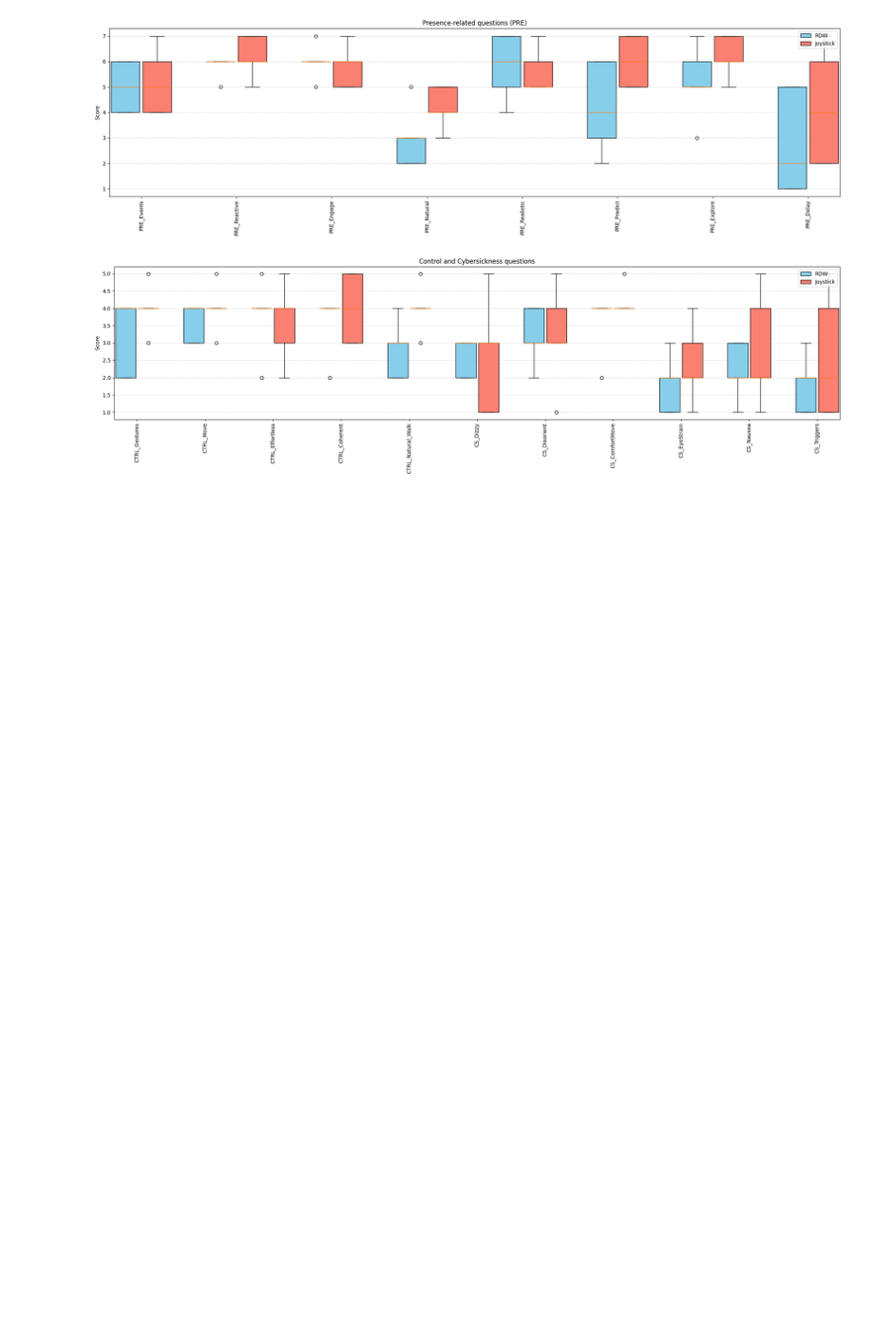
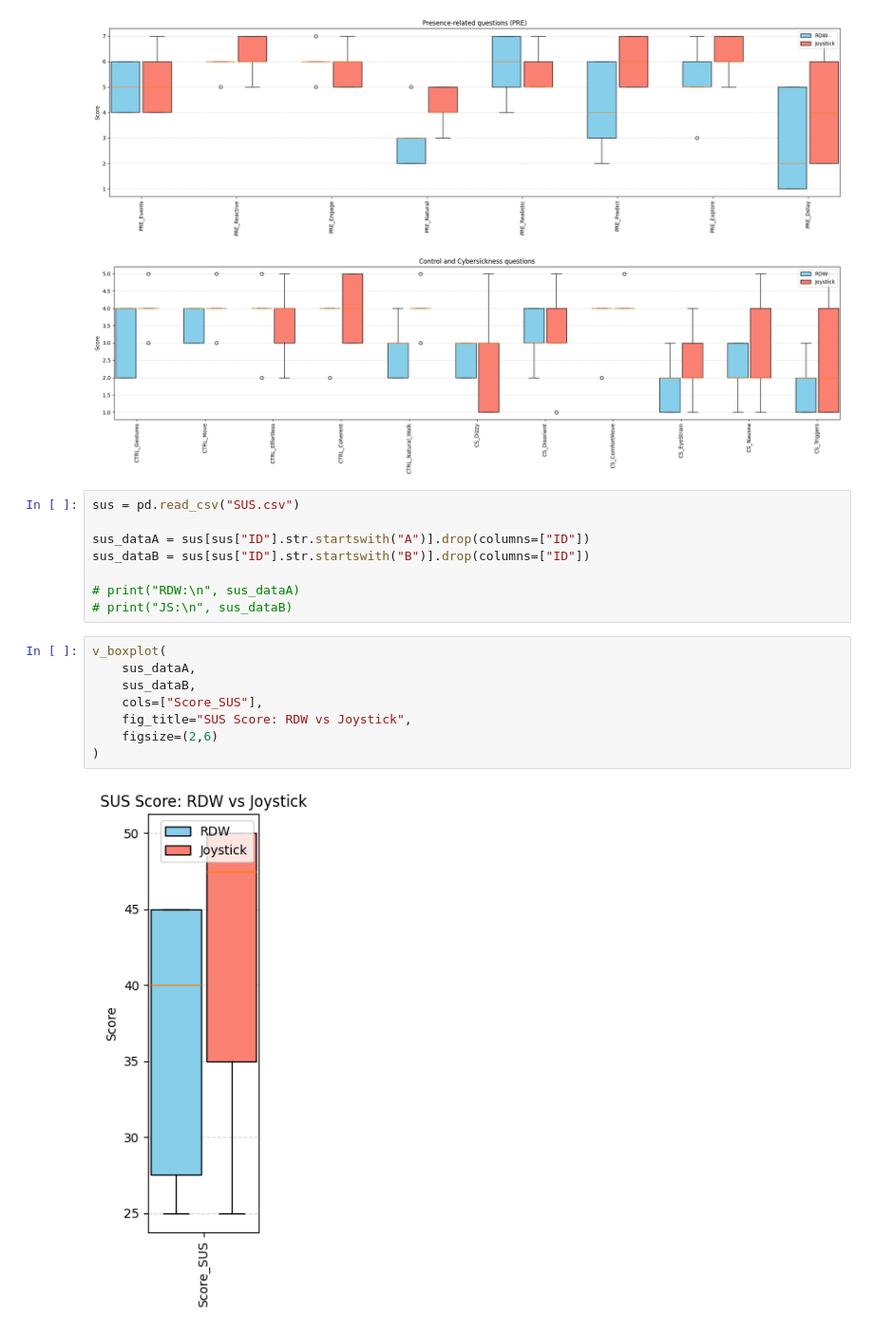
Before and after one commit to xuanuyenvu/mann-whitney-u-test-rdw, a Jupyter notebook: main.ipynb, the cells around one changed output. Shown at 95% size. Drawn from its saved outputs; the diff is of its cells as text; blank space fills up the shorter version.

Commit message:
boxplot sus

```diff
--- a/main.ipynb
+++ b/main.ipynb
@@ -132,3 +132,21 @@ v_boxplot(
 # %% [output]
 [figure]
 [figure]
+# %%
+sus = pd.read_csv("SUS.csv")
+
+sus_dataA = sus[sus["ID"].str.startswith("A")].drop(columns=["ID"])
+sus_dataB = sus[sus["ID"].str.startswith("B")].drop(columns=["ID"])
+
+# print("RDW:\n", sus_dataA)
+# print("JS:\n", sus_dataB)
+# %%
+v_boxplot(
+    sus_dataA,
+    sus_dataB,
+    cols=["Score_SUS"],
+    fig_title="SUS Score: RDW vs Joystick",
+    figsize=(2,6)
+)
+# %% [output]
+[figure, added]
```
